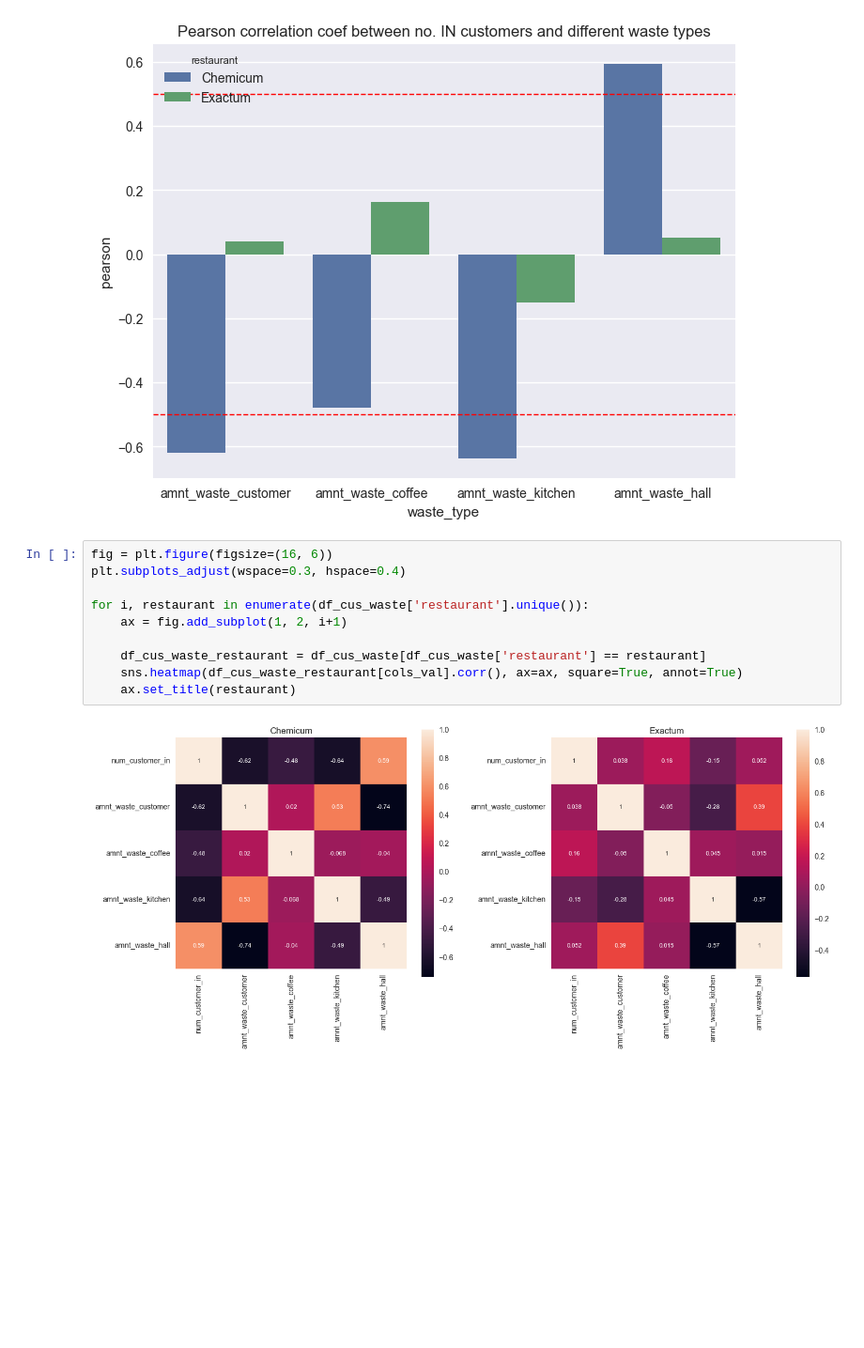
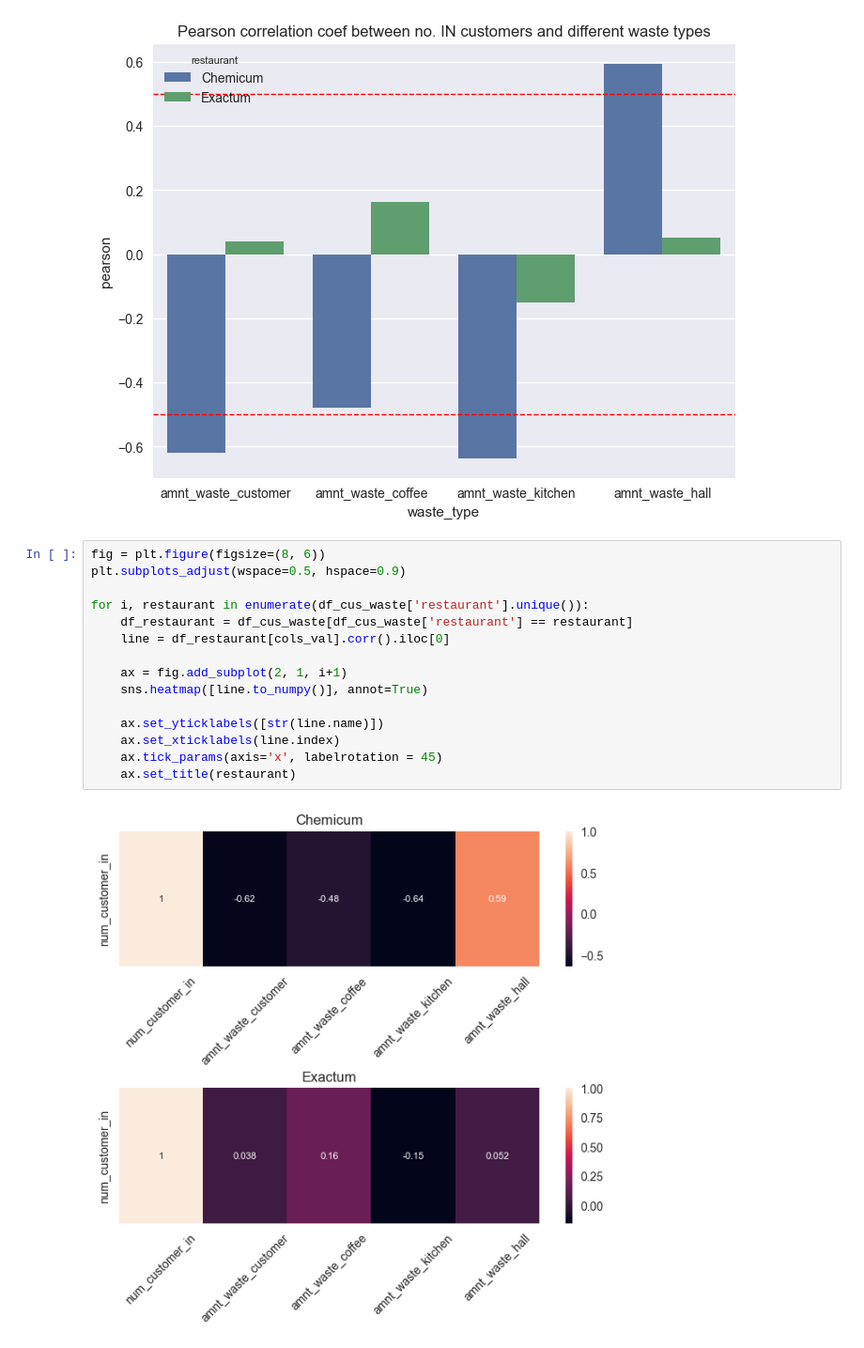
Before and after one commit to Food-Waste-Optimization/Food-Waste-Optimization, a Jupyter notebook: experiments_hoangle/correlations.ipynb, the cells around one changed output. Shown at 94% size. Drawn from its saved outputs; the diff is of its cells as text; blank space fills up the shorter version.

Commit message:
Complete finding and visualizing correlations

```diff
--- a/experiments_hoangle/correlations.ipynb
+++ b/experiments_hoangle/correlations.ipynb
@@ -326,14 +328,19 @@ ax.set_title("Pearson correlation coef between no. IN customers and different wa
 Text(0.5, 1.0, 'Pearson correlation coef between no. IN customers and different waste types')
 [figure]
 # %%
-fig = plt.figure(figsize=(16, 6))
-plt.subplots_adjust(wspace=0.3, hspace=0.4)
+fig = plt.figure(figsize=(8, 6))
+plt.subplots_adjust(wspace=0.5, hspace=0.9)
 
 for i, restaurant in enumerate(df_cus_waste['restaurant'].unique()):
-    ax = fig.add_subplot(1, 2, i+1)
+    df_restaurant = df_cus_waste[df_cus_waste['restaurant'] == restaurant]
+    line = df_restaurant[cols_val].corr().iloc[0]
 
-    df_cus_waste_restaurant = df_cus_waste[df_cus_waste['restaurant'] == restaurant]
-    sns.heatmap(df_cus_waste_restaurant[cols_val].corr(), ax=ax, square=True, annot=True)
+    ax = fig.add_subplot(2, 1, i+1)
+    sns.heatmap([line.to_numpy()], annot=True)
+
+    ax.set_yticklabels([str(line.name)])
+    ax.set_xticklabels(line.index)
+    ax.tick_params(axis='x', labelrotation = 45)
     ax.set_title(restaurant)
 # %% [output]
-[figure, old version]
+[figure, new version]
```
Also changed, not shown: parts of 14 cells of this notebook.
